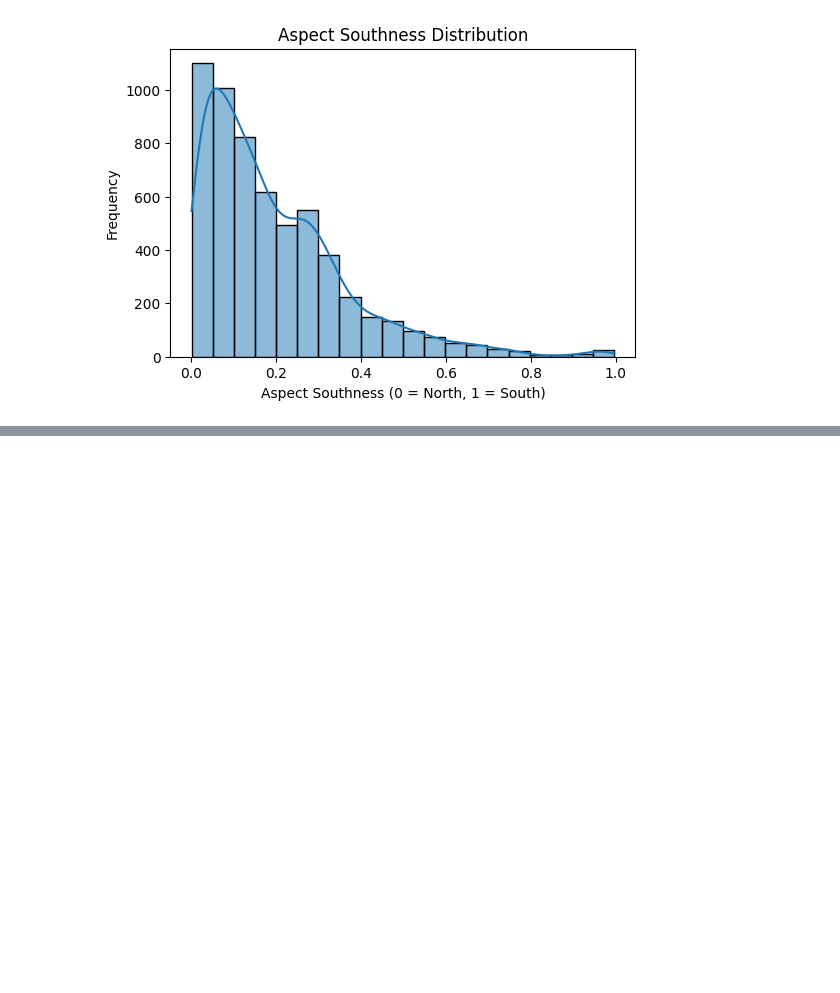
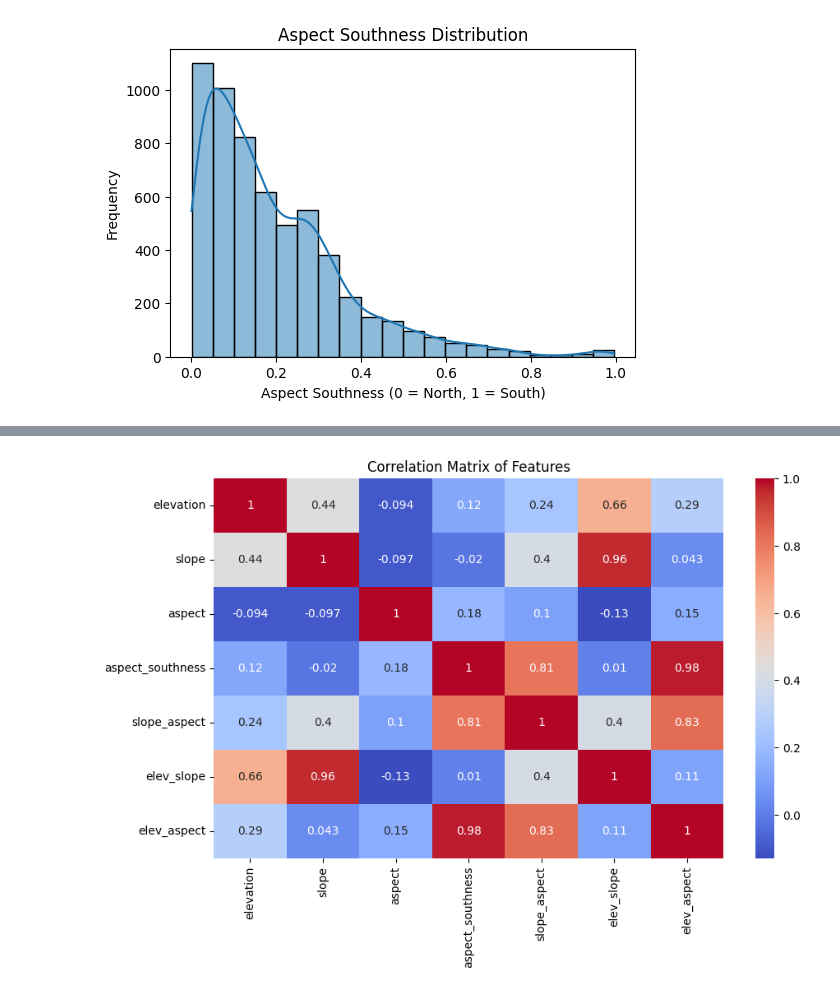
Before and after one commit to samarranjit/Yield_Prediction, a Jupyter notebook: Yield_Prediction_Using_Topographical_Features_of_a_Field.ipynb, the cells around one changed output, grey strips where cells are left out. Saved outputs shown, nothing was run; the diff lists cells and outputs as text; code cells hidden in the pictures; blank space fills up the shorter version.

```diff
--- a/Yield_Prediction_Using_Topographical_Features_of_a_Field.ipynb
+++ b/Yield_Prediction_Using_Topographical_Features_of_a_Field.ipynb
@@ -655,0 +803,12 @@ print(df_yield['aspect_southness'].max())
+# %%
+
+# Only use numeric features
+numeric_features = df_yield[['elevation', 'slope', 'aspect', 'aspect_southness', 'slope_aspect', 'elev_slope', 'elev_aspect']]
+
+# Plot correlation matrix
+plt.figure(figsize=(10, 6))
+sns.heatmap(numeric_features.corr(), annot=True, cmap='coolwarm')
+plt.title("Correlation Matrix of Features")
+plt.show()
+# %% [output]
+[figure, added]
```
Also changed, not shown: parts of 45 cells of this notebook.
